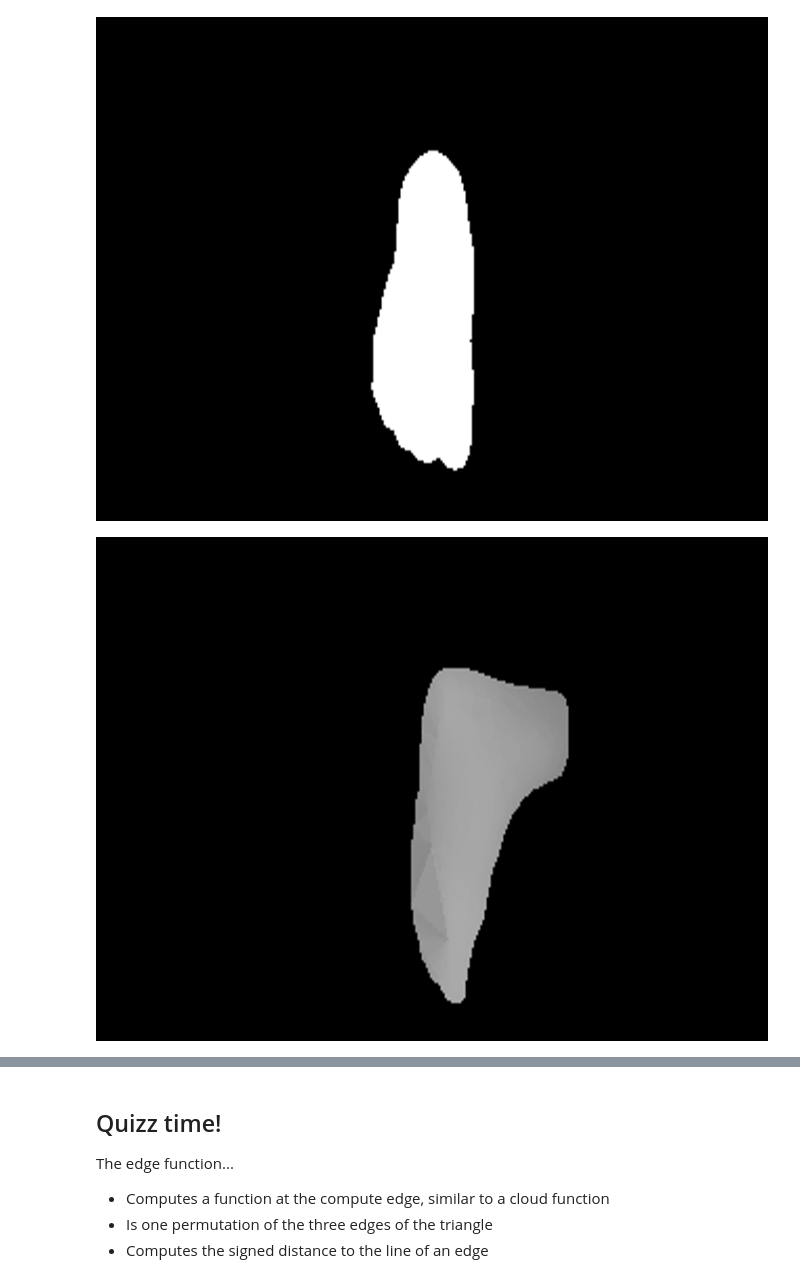
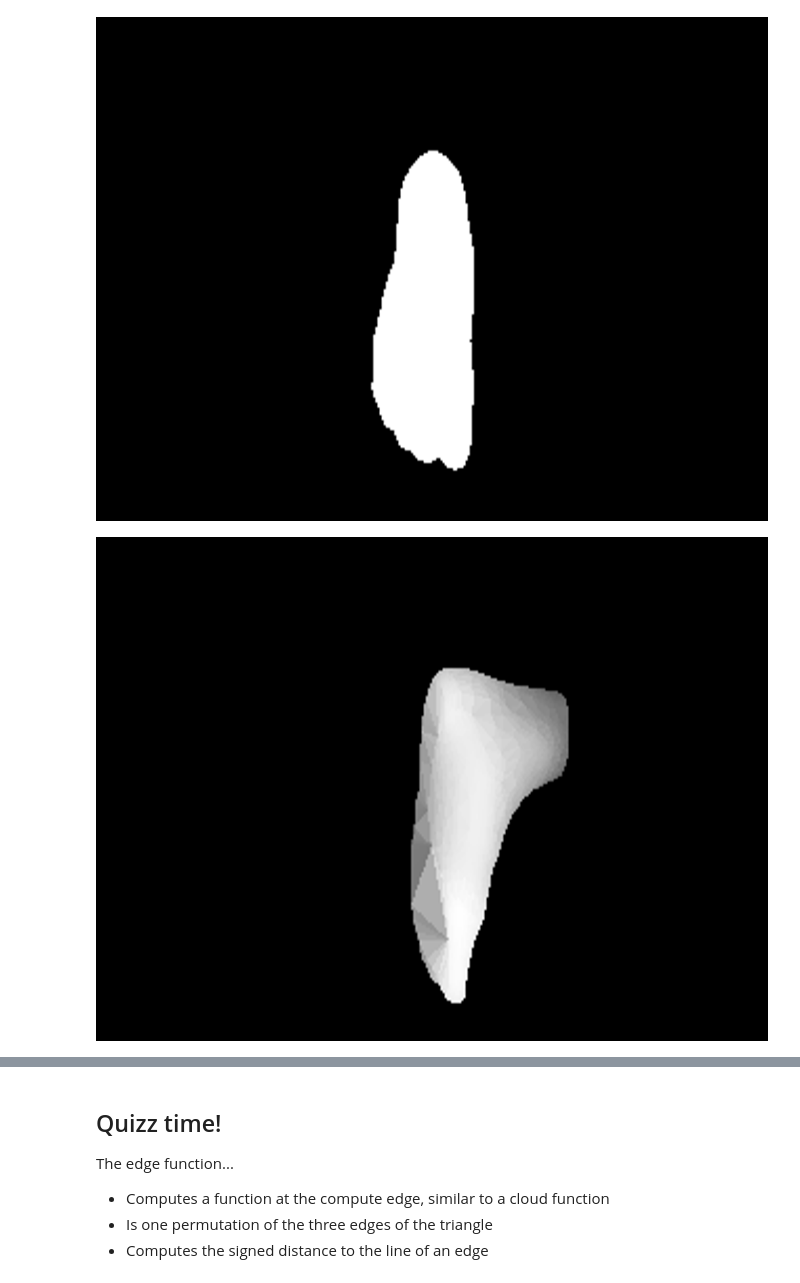
Before and after one commit to vidstige/cookie-talk-3d, a Jupyter notebook: rendering.ipynb, the cells around one changed output, grey strips where cells are left out. Drawn from its saved outputs; the diff is of its cells as text; code cells hidden in the pictures.

```diff
--- a/rendering.ipynb
+++ b/rendering.ipynb
@@ -238,7 +260,9 @@ plt.colorbar()
 %load_ext Cython
 # %%
 %%cython
+import cython
 import numpy as np
+cimport numpy as cnp
 
 cdef const double edgef(
     const double p0x, const double p0y,
@@ -248,13 +272,21 @@ cdef const double edgef(
     return (x - p0x) * (p1y - p0y) - (y - p0y) * (p1x - p0x)
 
 
-def draw_triangle(buffer: np.ndarray, corners: np.ndarray, color: int=255):
+@cython.boundscheck(False) # turn off bounds-checking for entire function
+@cython.wraparound(False)  # turn off negative index wrapping for entire function
+def draw_triangle(cnp.ndarray[cnp.uint8_t, ndim=3] buffer: np.ndarray, corners: np.ndarray, color: int=255):
     # unpack cordinates
     (ax, ay), (bx, by), (cx, cy) = corners
+    # check for inverted triangles
+    if edgef(ax, ay, bx, by, cx, cy) < 0:
+        return
     # find the bounding box
     cdef int xmin, ymin, xmax, ymax
     xmin, ymin = np.min(corners, axis=0).astype(int)
     xmax, ymax = np.max(corners, axis=0).astype(int) + 1
+    # clip
+    xmin, xmax = max(xmin, 0), min(xmax, 320)
+    ymin, ymax = max(ymin, 0), min(ymax, 200)
 
     cdef int x, y
     cdef double ab, bc, ca
@@ -364,19 +396,21 @@ draw_mesh(buffer, vertices + t, triangles)
 show_buffer(buffer)
 # %% [output]
 [figure]
+# %%
+def draw_mesh(buffer, resolution, vertices, triangles):
+    screen = to_screen(perspective(vertices), resolution)
+    minz, maxz = np.min(vertices[:, 2]), np.max(vertices[:, 2])
+    for triangle in triangles:
+        mean_z = np.mean(vertices[triangle, 2], axis=0)
+        intensity = 1.0 - (mean_z - minz) / (maxz - minz)
+        draw_triangle(buffer, screen[triangle], color=int(255 * intensity))
 # %%
-def draw_mesh(buffer, vertices, triangles):
-    screen = to_screen(perspective(vertices), resolution)
-    for triangle in triangles:
-        mean_z = np.mean(vertices[triangle], axis=0)[2]
-        color = 255 - 500 * (mean_z - 0.2)
-        draw_triangle(buffer, screen[triangle], color=int(color))
-
+t = np.array([0, -0.1, 0.4])
 buffer = np.zeros((h, w, 3), dtype=np.uint8)  # create new frame
-draw_mesh(buffer, transform(rotate_y(theta=-1.1), vertices) + t, triangles)
+draw_mesh(buffer, resolution, transform(rotate_y(theta=-1.1), vertices) + t, triangles)
 show_buffer(buffer)
 # %% [output]
-[figure, old version]
+[figure, new version]
 # %%
 %%time
 def draw_frame(vertices, triangles):
```
Also changed, not shown: parts of 11 cells of this notebook.
